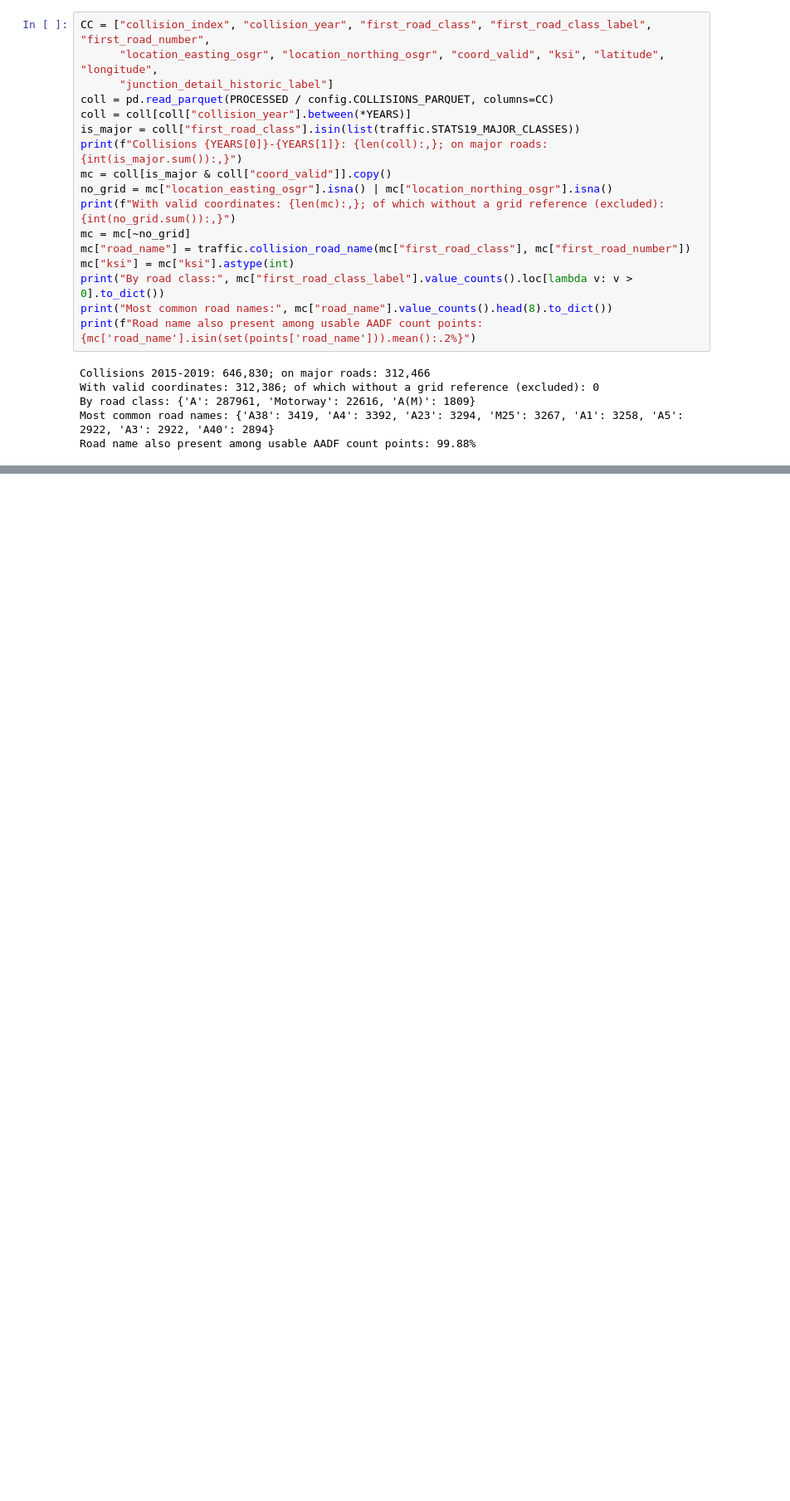
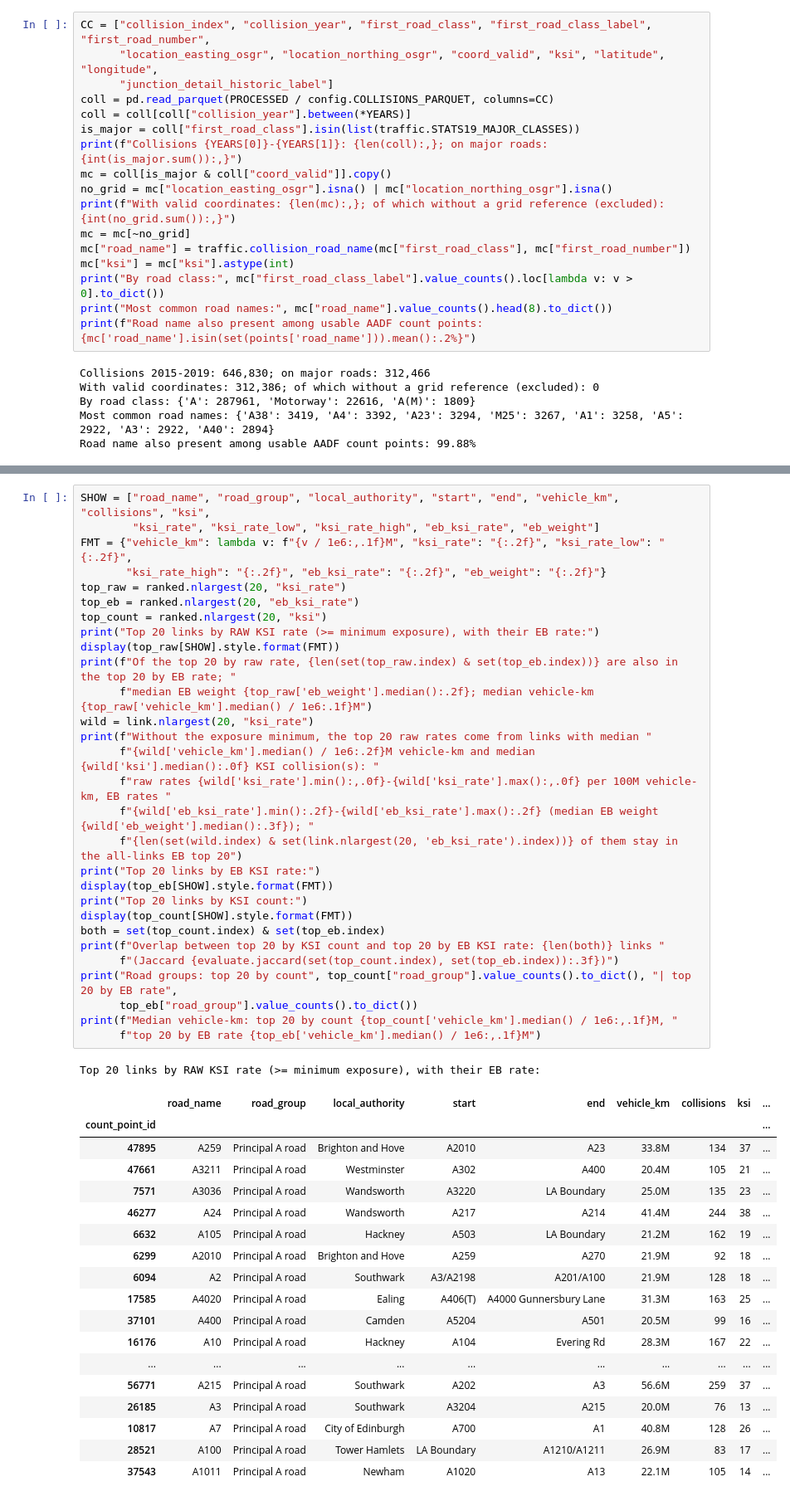
Before and after one commit to maryam843/uk-road-accident-analytics, a Jupyter notebook: notebooks/08_traffic_adjusted_hotspots.ipynb, the cells around one changed output, grey strips where cells are left out. Shown at 83% size. Cells and saved outputs as stored; diff of their text form; blank space fills up the shorter version.

```diff
--- a/notebooks/08_traffic_adjusted_hotspots.ipynb
+++ b/notebooks/08_traffic_adjusted_hotspots.ipynb
@@ -251,0 +311,49 @@ KSI share: matched 0.1727, unmatched 0.2437
+# %%
+SHOW = ["road_name", "road_group", "local_authority", "start", "end", "vehicle_km", "collisions", "ksi",
+        "ksi_rate", "ksi_rate_low", "ksi_rate_high", "eb_ksi_rate", "eb_weight"]
+FMT = {"vehicle_km": lambda v: f"{v / 1e6:,.1f}M", "ksi_rate": "{:.2f}", "ksi_rate_low": "{:.2f}",
+       "ksi_rate_high": "{:.2f}", "eb_ksi_rate": "{:.2f}", "eb_weight": "{:.2f}"}
+top_raw = ranked.nlargest(20, "ksi_rate")
+top_eb = ranked.nlargest(20, "eb_ksi_rate")
+top_count = ranked.nlargest(20, "ksi")
+print("Top 20 links by RAW KSI rate (>= minimum exposure), with their EB rate:")
+display(top_raw[SHOW].style.format(FMT))
+print(f"Of the top 20 by raw rate, {len(set(top_raw.index) & set(top_eb.index))} are also in the top 20 by EB rate; "
+      f"median EB weight {top_raw['eb_weight'].median():.2f}; median vehicle-km {top_raw['vehicle_km'].median() / 1e6:.1f}M")
+wild = link.nlargest(20, "ksi_rate")
+print(f"Without the exposure minimum, the top 20 raw rates come from links with median "
+      f"{wild['vehicle_km'].median() / 1e6:.2f}M vehicle-km and median {wild['ksi'].median():.0f} KSI collision(s): "
+      f"raw rates {wild['ksi_rate'].min():,.0f}-{wild['ksi_rate'].max():,.0f} per 100M vehicle-km, EB rates "
+      f"{wild['eb_ksi_rate'].min():.2f}-{wild['eb_ksi_rate'].max():.2f} (median EB weight {wild['eb_weight'].median():.3f}); "
+      f"{len(set(wild.index) & set(link.nlargest(20, 'eb_ksi_rate').index))} of them stay in the all-links EB top 20")
+print("Top 20 links by EB KSI rate:")
+display(top_eb[SHOW].style.format(FMT))
+print("Top 20 links by KSI count:")
+display(top_count[SHOW].style.format(FMT))
+both = set(top_count.index) & set(top_eb.index)
+print(f"Overlap between top 20 by KSI count and top 20 by EB KSI rate: {len(both)} links "
+      f"(Jaccard {evaluate.jaccard(set(top_count.index), set(top_eb.index)):.3f})")
+print("Road groups: top 20 by count", top_count["road_group"].value_counts().to_dict(), "| top 20 by EB rate",
+      top_eb["road_group"].value_counts().to_dict())
+print(f"Median vehicle-km: top 20 by count {top_count['vehicle_km'].median() / 1e6:,.1f}M, "
+      f"top 20 by EB rate {top_eb['vehicle_km'].median() / 1e6:,.1f}M")
+# %% [output]
+Top 20 links by RAW KSI rate (>= minimum exposure), with their EB rate:
+|  | road_name | road_group | local_authority | start | end | vehicle_km | collisions | ksi | ... |
+| count_point_id |  |  |  |  |  |  |  |  | ... |
+| 47895 | A259 | Principal A road | Brighton and Hove | A2010 | A23 | 33.8M | 134 | 37 | ... |
+| 47661 | A3211 | Principal A road | Westminster | A302 | A400 | 20.4M | 105 | 21 | ... |
+| 7571 | A3036 | Principal A road | Wandsworth | A3220 | LA Boundary | 25.0M | 135 | 23 | ... |
+| 46277 | A24 | Principal A road | Wandsworth | A217 | A214 | 41.4M | 244 | 38 | ... |
+| 6632 | A105 | Principal A road | Hackney | A503 | LA Boundary | 21.2M | 162 | 19 | ... |
+| 6299 | A2010 | Principal A road | Brighton and Hove | A259 | A270 | 21.9M | 92 | 18 | ... |
+| 6094 | A2 | Principal A road | Southwark | A3/A2198 | A201/A100 | 21.9M | 128 | 18 | ... |
+| 17585 | A4020 | Principal A road | Ealing | A406(T) | A4000 Gunnersbury Lane | 31.3M | 163 | 25 | ... |
+| 37101 | A400 | Principal A road | Camden | A5204 | A501 | 20.5M | 99 | 16 | ... |
+| 16176 | A10 | Principal A road | Hackney | A104 | Evering Rd | 28.3M | 167 | 22 | ... |
+| ... | ... | ... | ... | ... | ... | ... | ... | ... | ... |
+| 56771 | A215 | Principal A road | Southwark | A202 | A3 | 56.6M | 259 | 37 | ... |
+| 26185 | A3 | Principal A road | Southwark | A3204 | A215 | 20.0M | 76 | 13 | ... |
+| 10817 | A7 | Principal A road | City of Edinburgh | A700 | A1 | 40.8M | 128 | 26 | ... |
+| 28521 | A100 | Principal A road | Tower Hamlets | LA Boundary | A1210/A1211 | 26.9M | 83 | 17 | ... |
+| 37543 | A1011 | Principal A road | Newham | A1020 | A13 | 22.1M | 105 | 14 | ... |
```
Also changed, not shown: parts of 5 cells of this notebook, 1 other file.
